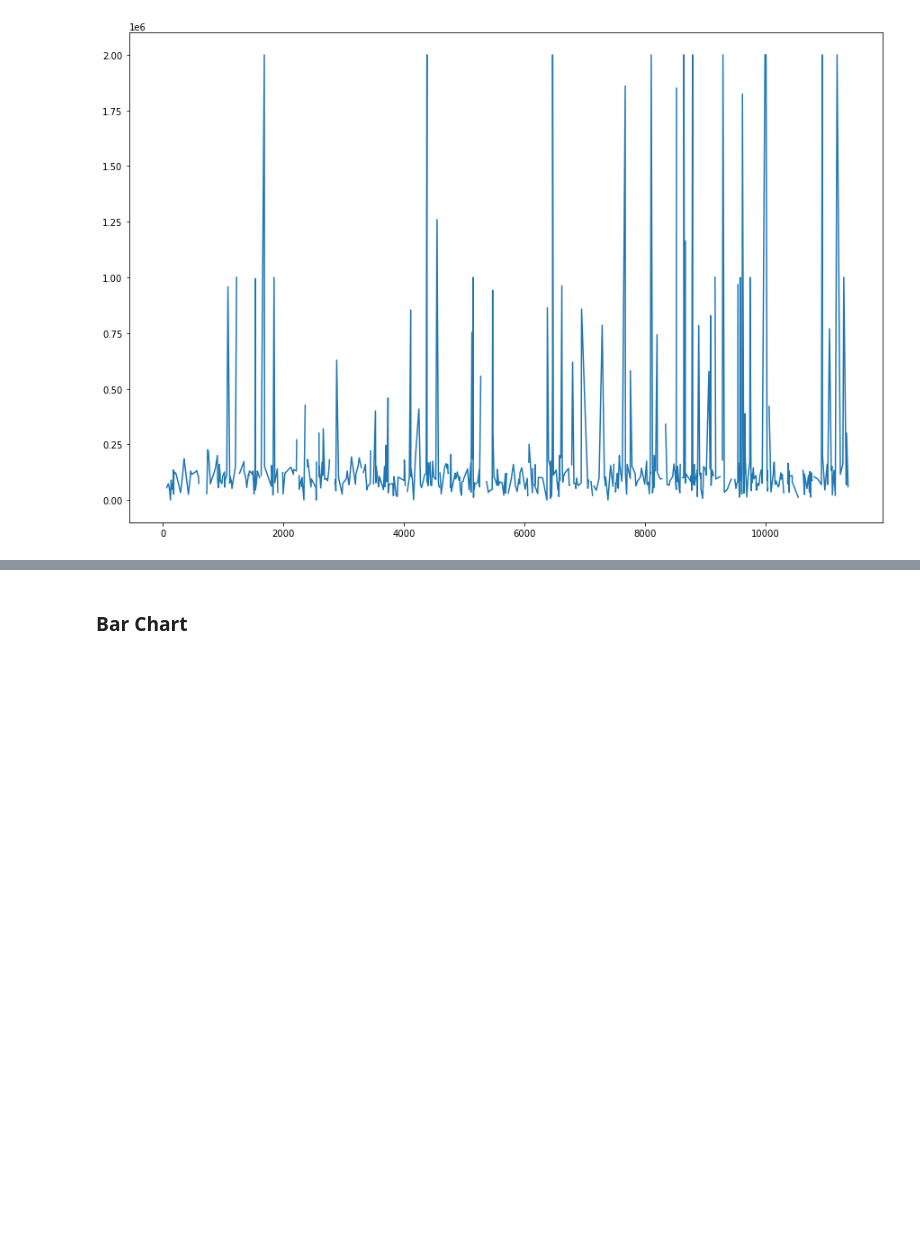
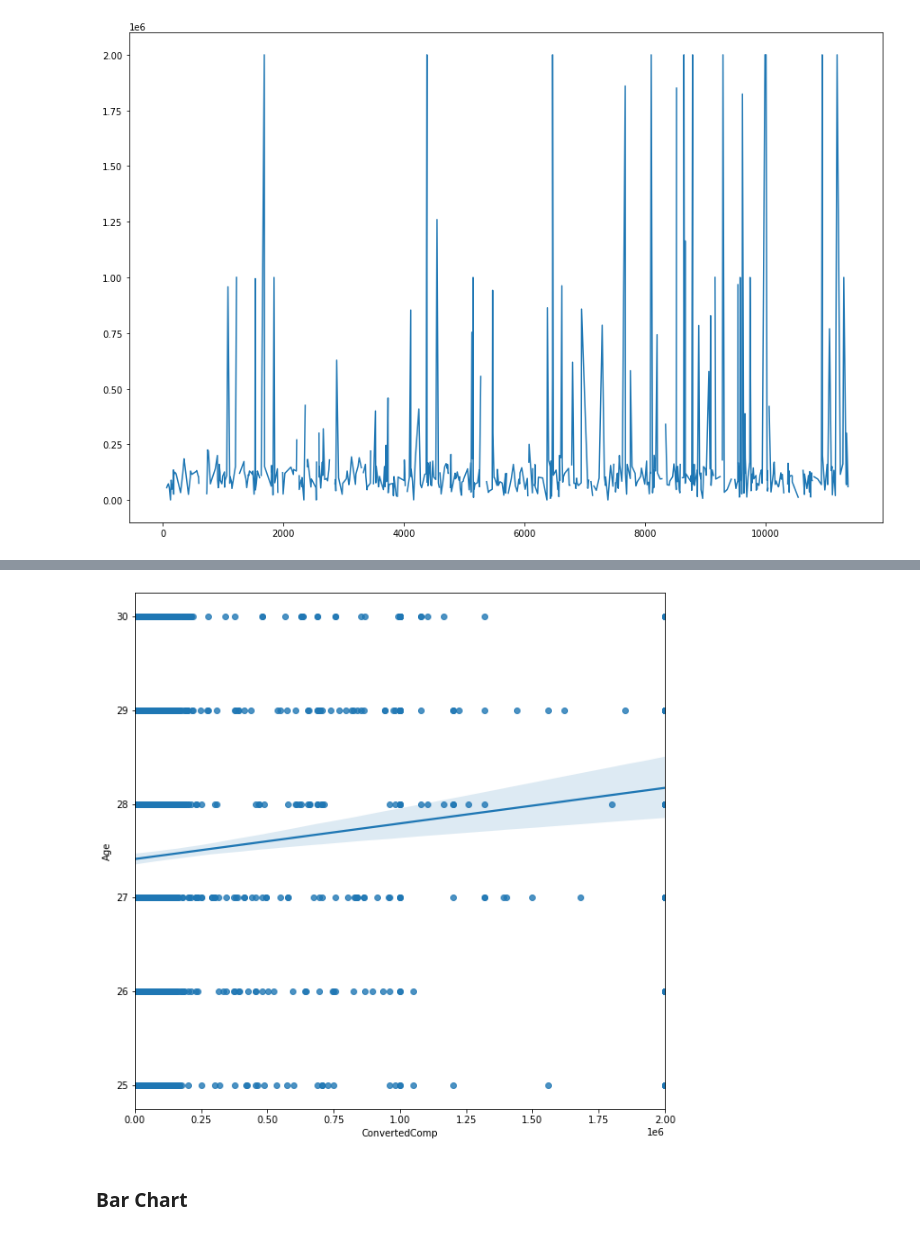
Before and after one commit to abidalam/IBMDAProject, a Jupyter notebook: M4DataVisualization-lab.ipynb, the cells around one changed output, grey strips where cells are left out. Cells and saved outputs as stored; diff of their text form; code cells hidden in the pictures; blank space fills up the shorter version.

```diff
--- a/M4DataVisualization-lab.ipynb
+++ b/M4DataVisualization-lab.ipynb
@@ -308,3 +405,5 @@ age2.ConvertedComp.plot(figsize=(15,10))
 plt.show()
 # %% [output]
 [figure]
+# %%
+age3 = df[(df["Age"] >= 25.0) & (df["Age"] <= 30.0)]
@@ -311,3 +430,9 @@ plt.show()
+# %%
+plt.figure(figsize=(10,10))
+sns.regplot(x=age3.ConvertedComp,y=age3.Age)
+plt.show()
+# %% [output]
+[figure, added]
 # %% [markdown]
 ### Bar Chart
 # %% [markdown]
```
Also changed, not shown: parts of 19 cells of this notebook, 8 other files.
